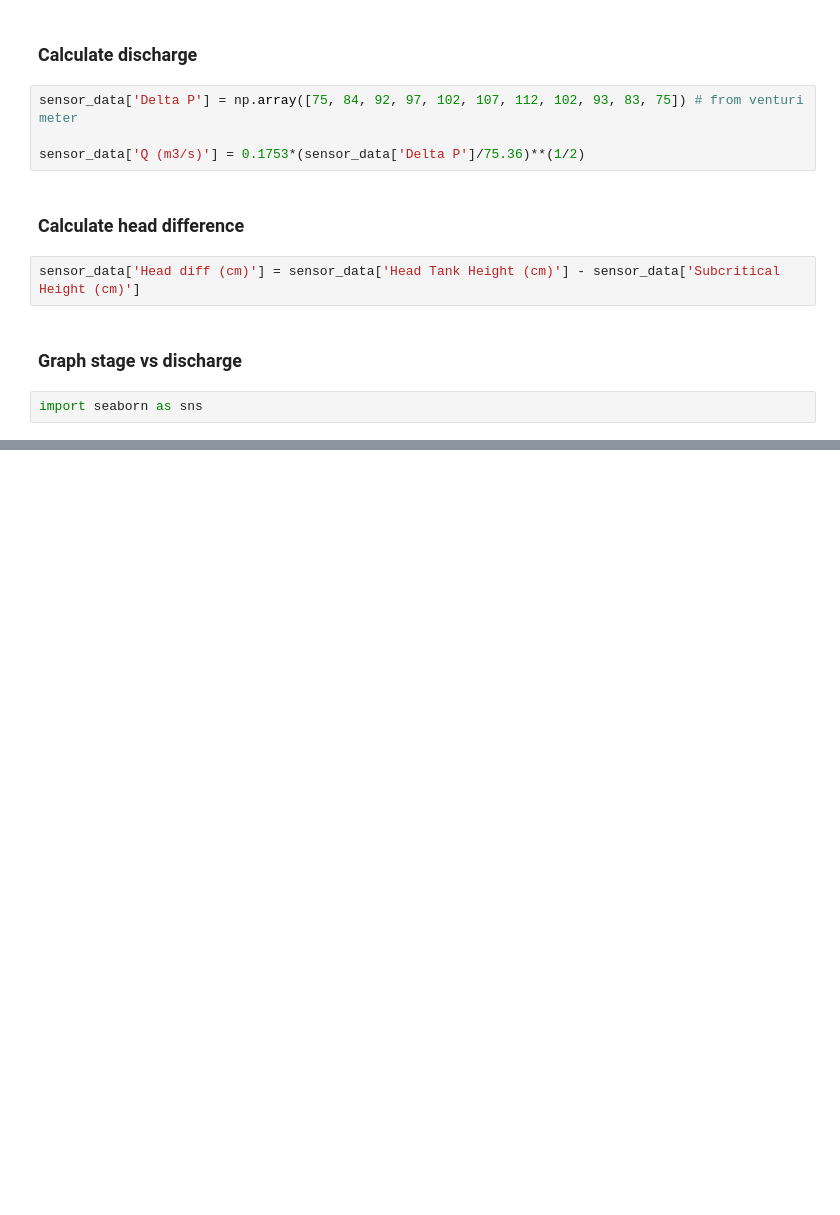
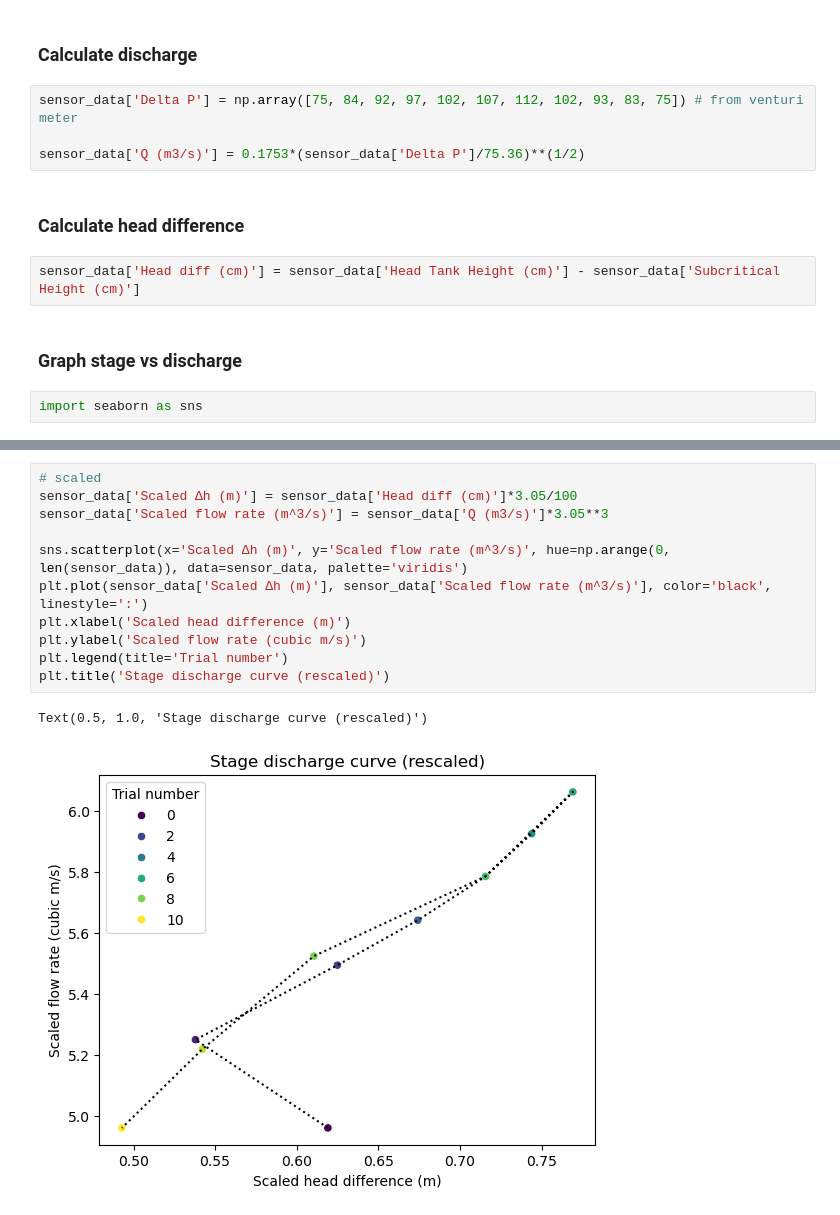
Before and after one commit to clairewang23/hre-model, a Jupyter notebook: Lab/sensor_data/exp1/Experiment1_Processing.ipynb, the cells around one changed output, grey strips where cells are left out. Saved outputs shown, nothing was run; the diff lists cells and outputs as text; blank space fills up the shorter version.

```diff
--- a/Lab/sensor_data/exp1/Experiment1_Processing.ipynb
+++ b/Lab/sensor_data/exp1/Experiment1_Processing.ipynb
@@ -202,3 +204,17 @@ display(sensor_data)
 | 9 | -4.775843 | -8.060206 | -7.821599 | 10.076755 | 26.012071 | 43.786168 | 83 | ... |
 | 10 | -5.106366 | -8.092578 | -8.992102 | 10.002303 | 25.260822 | 41.421871 | 75 | ... |
 [figure]
+# %%
+# scaled
+sensor_data['Scaled ∆h (m)'] = sensor_data['Head diff (cm)']*3.05/100
+sensor_data['Scaled flow rate (m^3/s)'] = sensor_data['Q (m3/s)']*3.05**3
+
+sns.scatterplot(x='Scaled ∆h (m)', y='Scaled flow rate (m^3/s)', hue=np.arange(0, len(sensor_data)), data=sensor_data, palette='viridis')
+plt.plot(sensor_data['Scaled ∆h (m)'], sensor_data['Scaled flow rate (m^3/s)'], color='black', linestyle=':')
+plt.xlabel('Scaled head difference (m)')
+plt.ylabel('Scaled flow rate (cubic m/s)')
+plt.legend(title='Trial number')
+plt.title('Stage discharge curve (rescaled)')
+# %% [output]
+Text(0.5, 1.0, 'Stage discharge curve (rescaled)')
+[figure, added]
```
Also changed, not shown: parts of 2 cells of this notebook, 5 other files.
